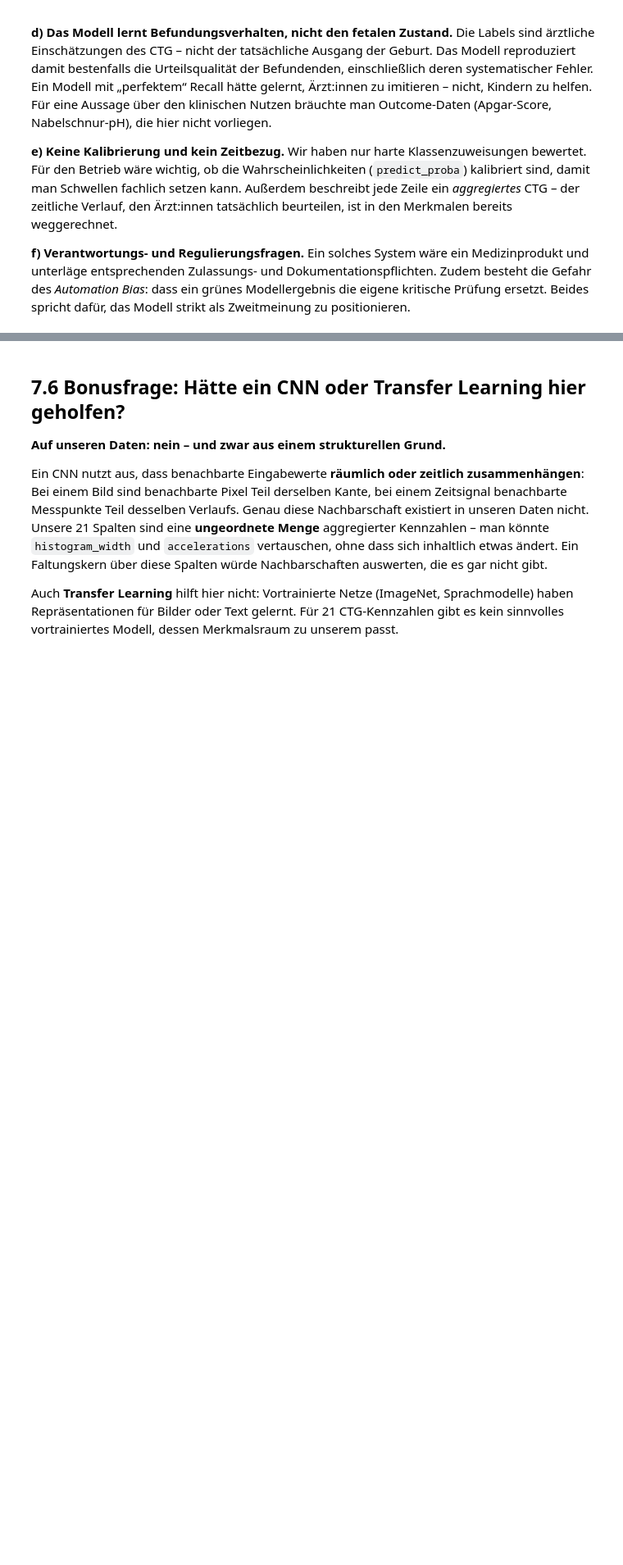
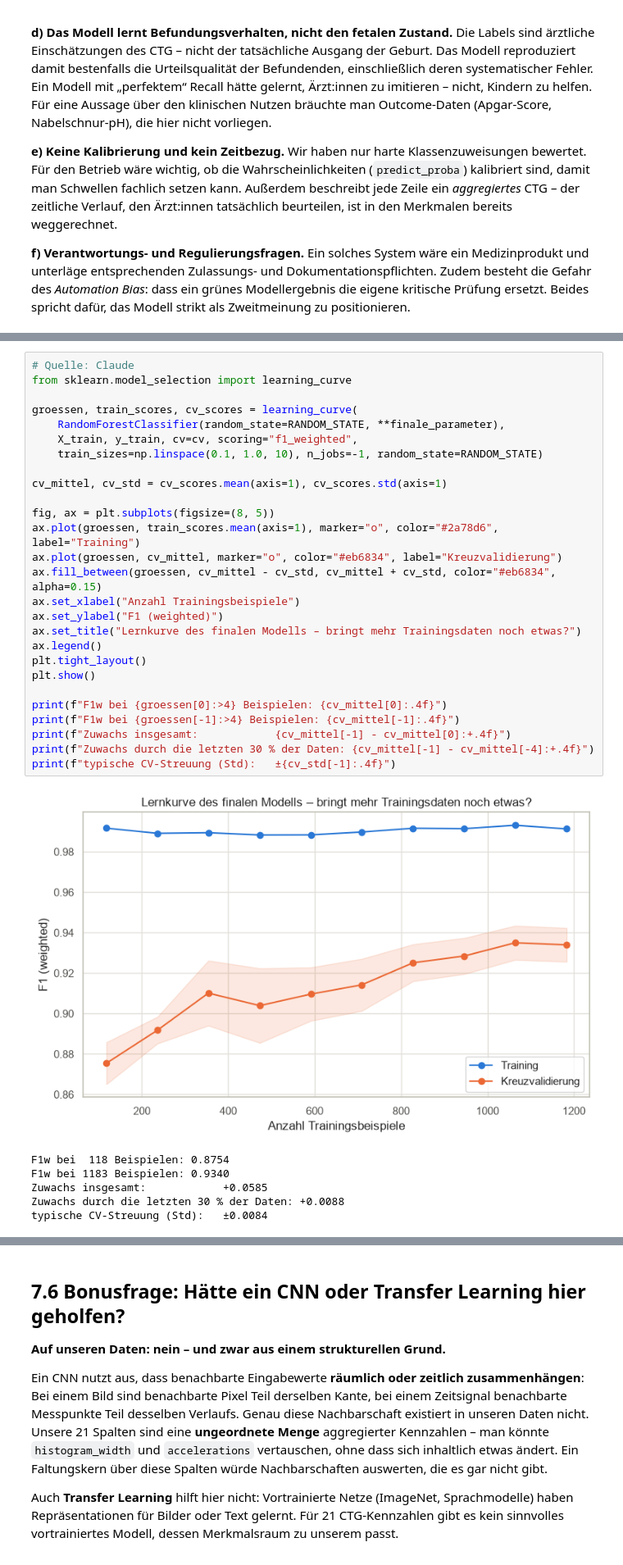
Before and after one commit to spaiK111/DHBW-ML-Assignment, a Jupyter notebook: src/fetal_health_modellvergleich.ipynb, the cells around one changed output, grey strips where cells are left out. Shown at 82% size. Drawn from its saved outputs; the diff is of its cells as text; blank space fills up the shorter version.

```diff
--- a/src/fetal_health_modellvergleich.ipynb
+++ b/src/fetal_health_modellvergleich.ipynb
@@ -1997,0 +2245,34 @@ die Hardware. Das war für uns eine der nützlichsten Erkenntnisse des Projekts.
+# %%
+# Quelle: Claude
+from sklearn.model_selection import learning_curve
+
+groessen, train_scores, cv_scores = learning_curve(
+    RandomForestClassifier(random_state=RANDOM_STATE, **finale_parameter),
+    X_train, y_train, cv=cv, scoring="f1_weighted",
+    train_sizes=np.linspace(0.1, 1.0, 10), n_jobs=-1, random_state=RANDOM_STATE)
+
+cv_mittel, cv_std = cv_scores.mean(axis=1), cv_scores.std(axis=1)
+
+fig, ax = plt.subplots(figsize=(8, 5))
+ax.plot(groessen, train_scores.mean(axis=1), marker="o", color="#2a78d6", label="Training")
+ax.plot(groessen, cv_mittel, marker="o", color="#eb6834", label="Kreuzvalidierung")
+ax.fill_between(groessen, cv_mittel - cv_std, cv_mittel + cv_std, color="#eb6834", alpha=0.15)
+ax.set_xlabel("Anzahl Trainingsbeispiele")
+ax.set_ylabel("F1 (weighted)")
+ax.set_title("Lernkurve des finalen Modells – bringt mehr Trainingsdaten noch etwas?")
+ax.legend()
+plt.tight_layout()
+plt.show()
+
+print(f"F1w bei {groessen[0]:>4} Beispielen: {cv_mittel[0]:.4f}")
+print(f"F1w bei {groessen[-1]:>4} Beispielen: {cv_mittel[-1]:.4f}")
+print(f"Zuwachs insgesamt:            {cv_mittel[-1] - cv_mittel[0]:+.4f}")
+print(f"Zuwachs durch die letzten 30 % der Daten: {cv_mittel[-1] - cv_mittel[-4]:+.4f}")
+print(f"typische CV-Streuung (Std):   ±{cv_std[-1]:.4f}")
+# %% [output]
+[figure, added]
+F1w bei  118 Beispielen: 0.8754
+F1w bei 1183 Beispielen: 0.9340
+Zuwachs insgesamt:            +0.0585
+Zuwachs durch die letzten 30 % der Daten: +0.0088
+typische CV-Streuung (Std):   ±0.0084
```
Also changed, not shown: parts of 37 cells of this notebook, 6 other files.
